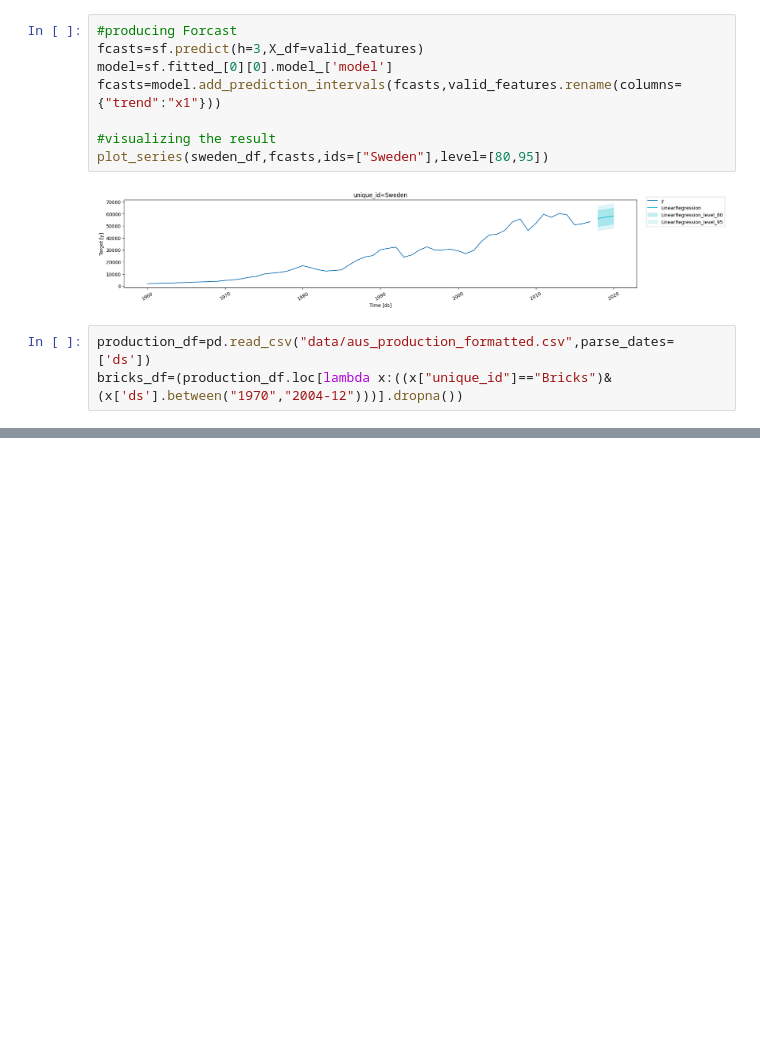
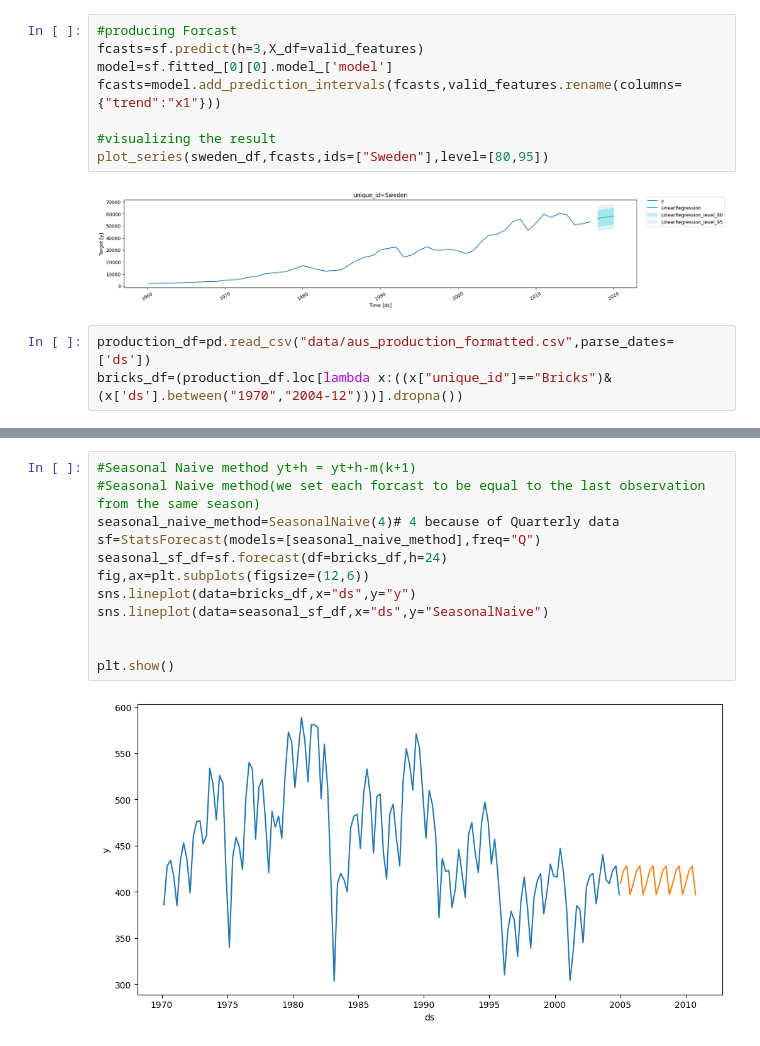
Before and after one commit to zamu-302/Time-series, a Jupyter notebook: Chapter5.ipynb, the cells around one changed output, grey strips where cells are left out. Drawn from its saved outputs; the diff is of its cells as text; blank space fills up the shorter version.

```diff
--- a/Chapter5.ipynb
+++ b/Chapter5.ipynb
@@ -86 +97,15 @@ sf=StatsForecast(models=[naive_method],freq="Q")
+# %%
+#Seasonal Naive method yt+h = yt+h-m(k+1)
+#Seasonal Naive method(we set each forcast to be equal to the last observation from the same season)
+seasonal_naive_method=SeasonalNaive(4)# 4 because of Quarterly data
+sf=StatsForecast(models=[seasonal_naive_method],freq="Q")
+seasonal_sf_df=sf.forecast(df=bricks_df,h=24)
+fig,ax=plt.subplots(figsize=(12,6))
+sns.lineplot(data=bricks_df,x="ds",y="y")
+sns.lineplot(data=seasonal_sf_df,x="ds",y="SeasonalNaive")
+
+
+plt.show()
+# %% [output]
+[figure, added]
 # %%
```
Also changed, not shown: parts of 15 cells of this notebook.
